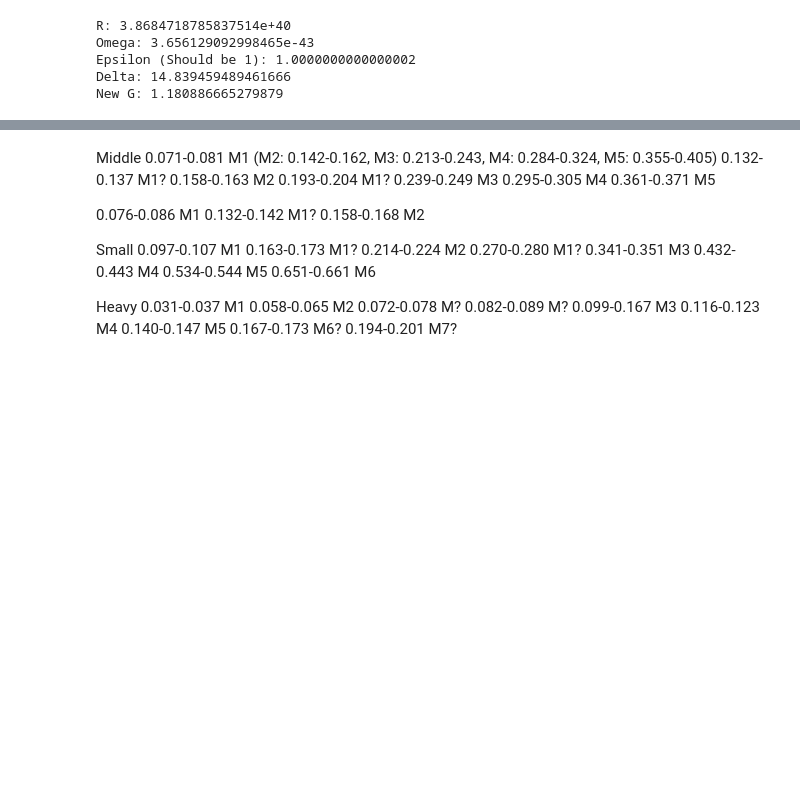
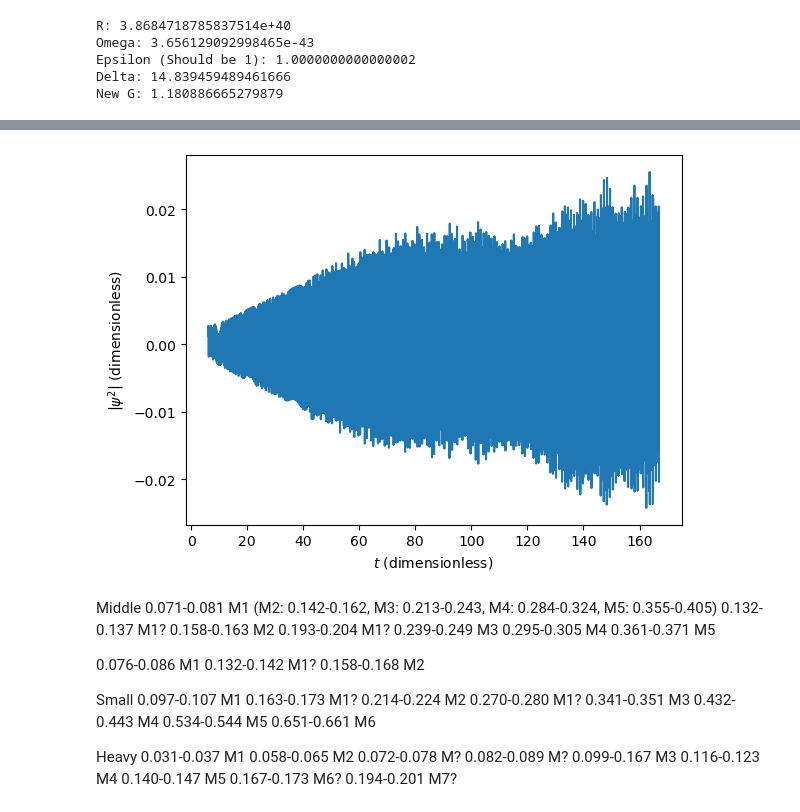
Before and after one commit to bkklee/BosonStar, a Jupyter notebook: Crank-Nicolson_v5.ipynb, the cells around one changed output, grey strips where cells are left out. Cells and saved outputs as stored; diff of their text form; code cells hidden in the pictures; blank space fills up the shorter version.

```diff
--- a/Crank-Nicolson_v5.ipynb
+++ b/Crank-Nicolson_v5.ipynb
@@ -284,3 +292,10 @@ print(np.absolute(psi)/x)
+# %%
+plt.plot(ts, (np.array(hello4)-np.array(hello3))/(dx*Ra)/m/Ra/omegaA*dt/dx)
+plt.xlabel(r"$t$ (dimensionless)")
+plt.ylabel(r"$\left | \psi^2 \right |$ (dimensionless)")
+plt.show()
+# %% [output]
+[figure, added]
 # %% [markdown]
 Middle
 0.071-0.081			M1 (M2: 0.142-0.162, M3: 0.213-0.243, M4: 0.284-0.324, M5: 0.355-0.405)
```
Also changed, not shown: parts of 10 cells of this notebook, 1 other file.
